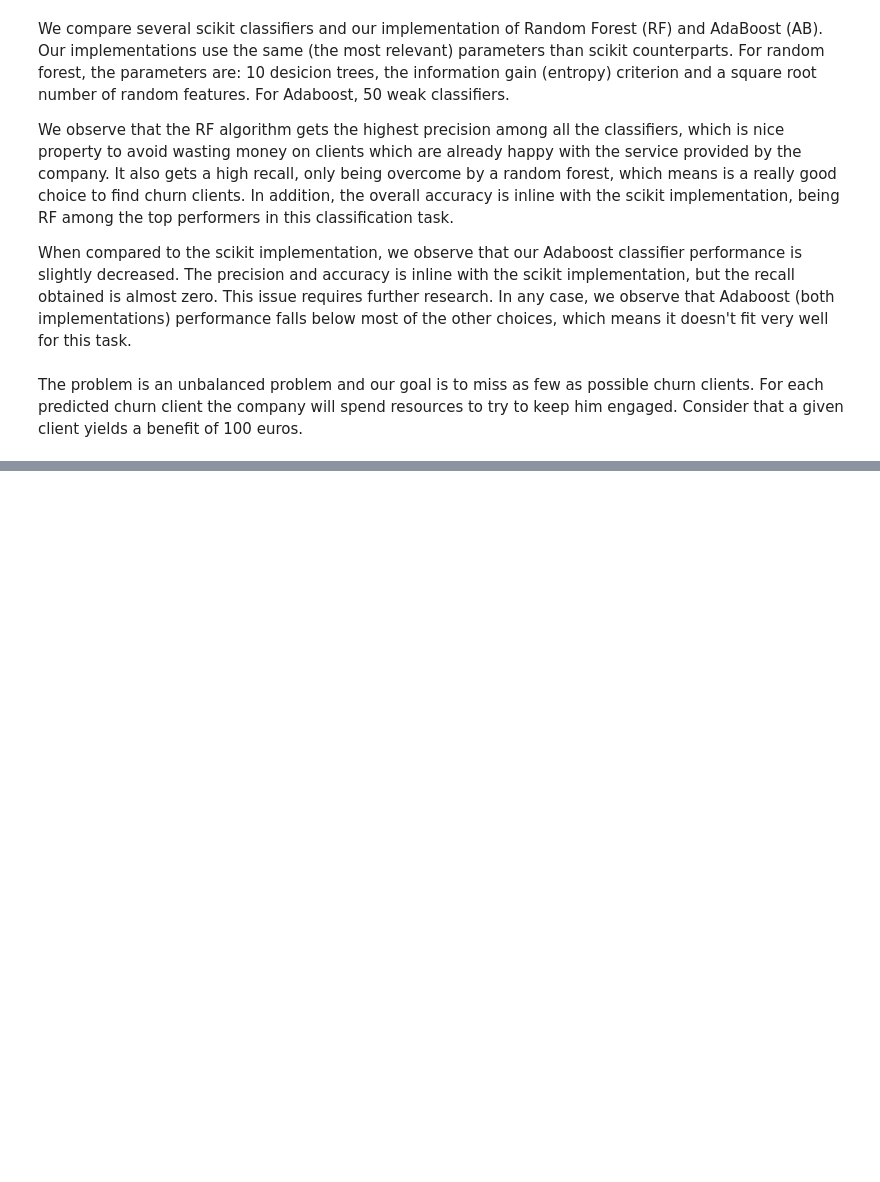
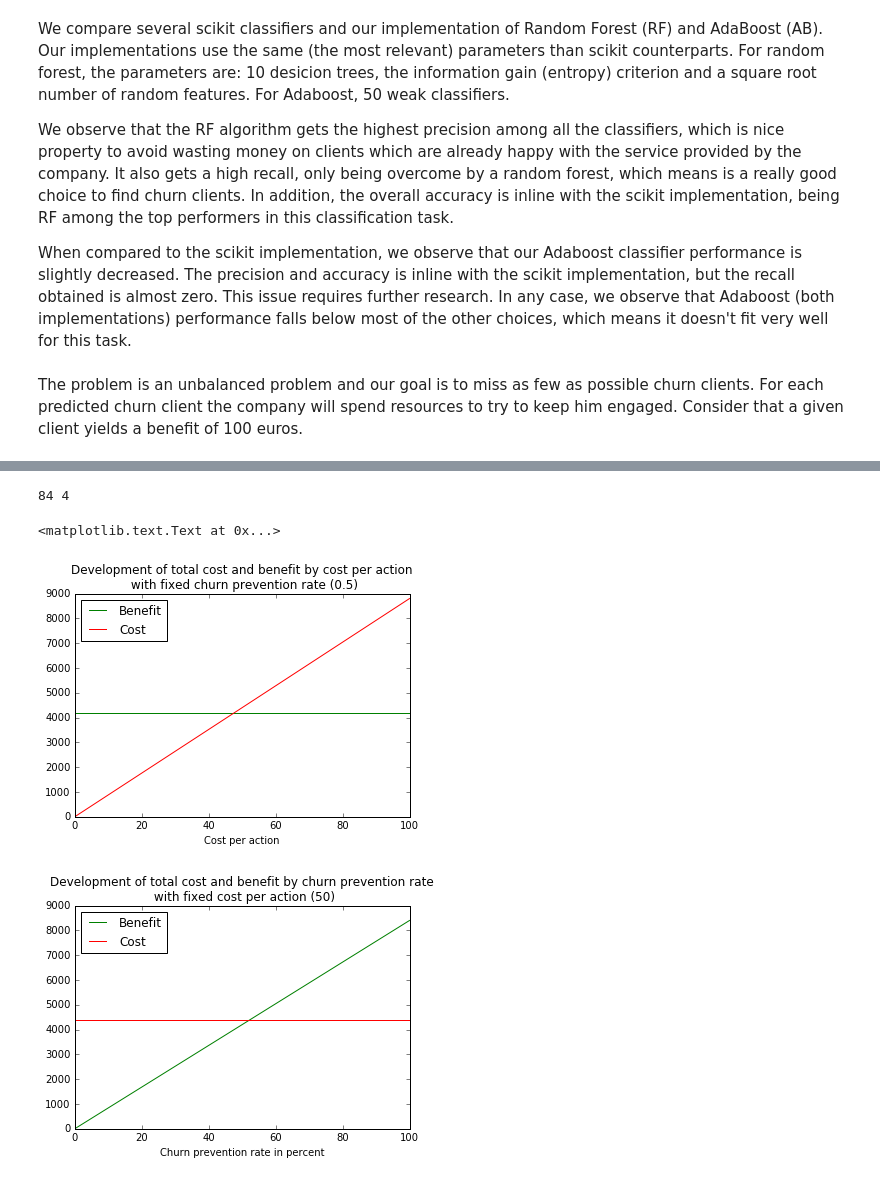
Before and after one commit to emasa/IML, a Jupyter notebook: supervised_exercise_4_merged.ipynb, the cells around one changed output, grey strips where cells are left out. Cells and saved outputs as stored; diff of their text form; code cells hidden in the pictures; blank space fills up the shorter version.

```diff
--- a/supervised_exercise_4_merged.ipynb
+++ b/supervised_exercise_4_merged.ipynb
@@ -780,0 +738,50 @@ print profit
+# %%
+#####   Calculating benefits and costs   #####
+#financial benefit of preventing a churn
+ben = 100
+
+TP = np.sum( y_test[predictions == POS] == POS )
+FP = np.sum( y_test[predictions == POS] == NEG )
+print TP,FP
+
+#churn prevention rate
+cpr_fixed = 0.5
+#cost per action
+cpa_fixed = 50
+
+
+benefit_fixed = ben*cpr_fixed*TP
+cost_fixed = cpa_fixed*(TP+FP)
+
+cpa_dev, cpr_dev = [],[]
+
+for i in range (101):
+    cost = i*(TP+FP)
+    cpa_dev.append([benefit_fixed, cost])
+
+    benefit = ben*TP*i/100
+    cpr_dev.append([benefit, cost_fixed])
+
+cpa_dev = pd.DataFrame(cpa_dev, columns=["Benefit", "Cost"])
+cpr_dev = pd.DataFrame(cpr_dev, columns=["Benefit", "Cost"])
+
+
+#####   plotting   #####
+colors = ["green", "red"]
+
+fig1 = plt.figure(1)
+ax1 = fig1.add_subplot(111)
+cpa_dev.plot(ax=ax1, color=colors)
+ax1.set_xlabel("Cost per action")
+ax1.set_title("Development of total cost and benefit by cost per action\n with fixed churn prevention rate (0.5)")
+
+fig2 = plt.figure(2)
+ax2 = fig2.add_subplot(111)
+cpr_dev.plot(ax=ax2, color=colors)
+ax2.set_xlabel("Churn prevention rate in percent")
+ax2.set_title("Development of total cost and benefit by churn prevention rate\n with fixed cost per action (50)")
+# %% [output]
+84 4
+<matplotlib.text.Text at 0x...>
+[figure, added]
+[figure, added]
```
Also changed, not shown: parts of 15 cells of this notebook.
